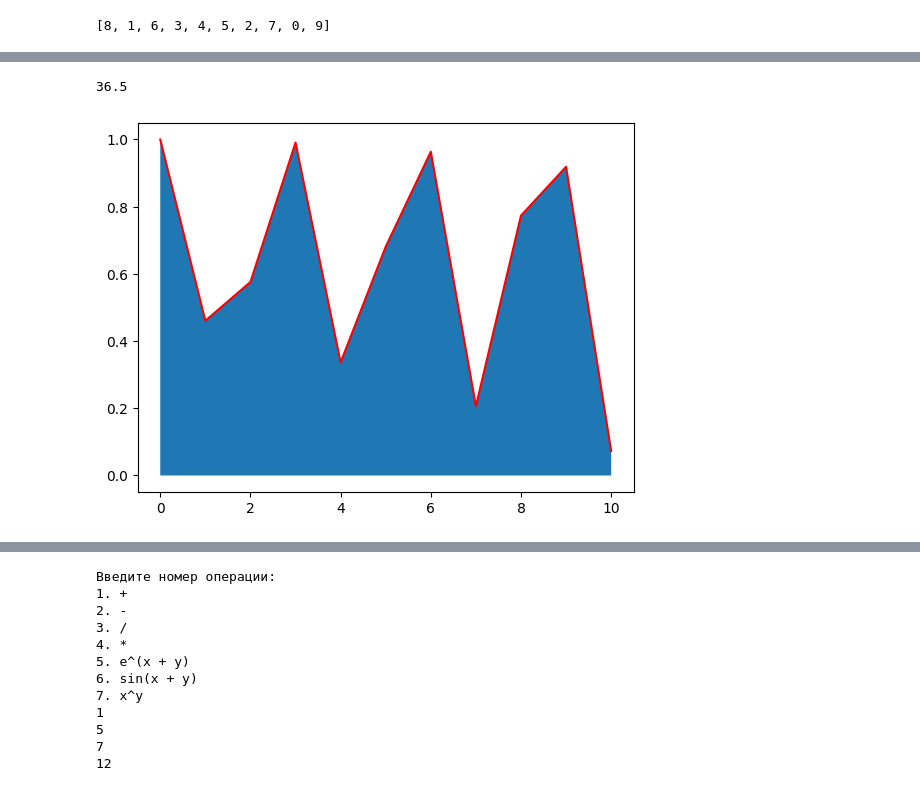
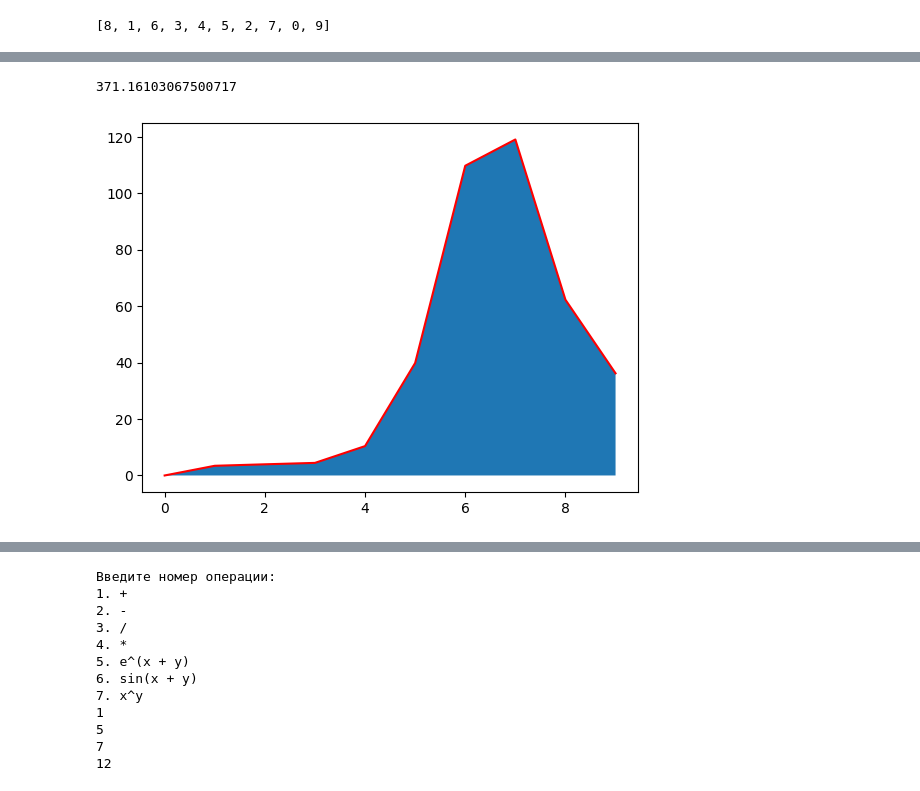
Before and after one commit to burenotti/ai-semester-2, a Jupyter notebook: Рабочая тетрадь №1/notebook.ipynb, the cells around one changed output, grey strips where cells are left out. Saved outputs shown, nothing was run; the diff lists cells and outputs as text; code cells hidden in the pictures.

```diff
--- a/Рабочая тетрадь №1/notebook.ipynb
+++ b/Рабочая тетрадь №1/notebook.ipynb
@@ -224,11 +438,10 @@ plt.scatter(range(5), data[5:])
 # %%
-ln = lambda x: m.log(x, m.e)
-f = lambda x: abs(m.cos(x * m.e ** (m.cos(m.e) + m.log(m.e))))
-data = list(map(f, range(11)))
+x = np.arange(0, 10, 1)
+y = np.abs(x * np.exp(np.cos(x) + np.log(x + 1)))
 
-plt.plot(data, c='r')
-plt.fill_between(range(11), data)
+plt.plot(y, c='r')
+plt.fill_between(x, y)
 print(np.trapz(y))
 # %% [output]
-36.5
+371.16103067500717
-[figure, old version]
+[figure, new version]
```
Also changed, not shown: parts of 44 cells of this notebook.
